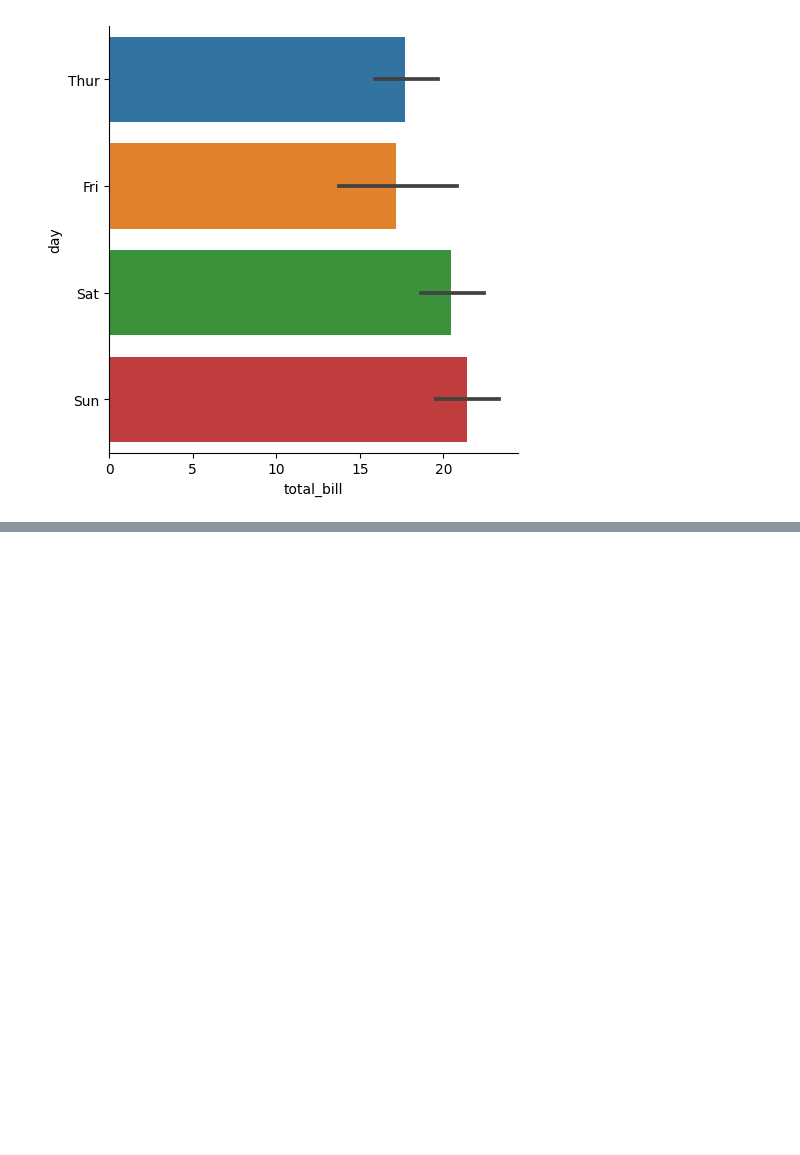
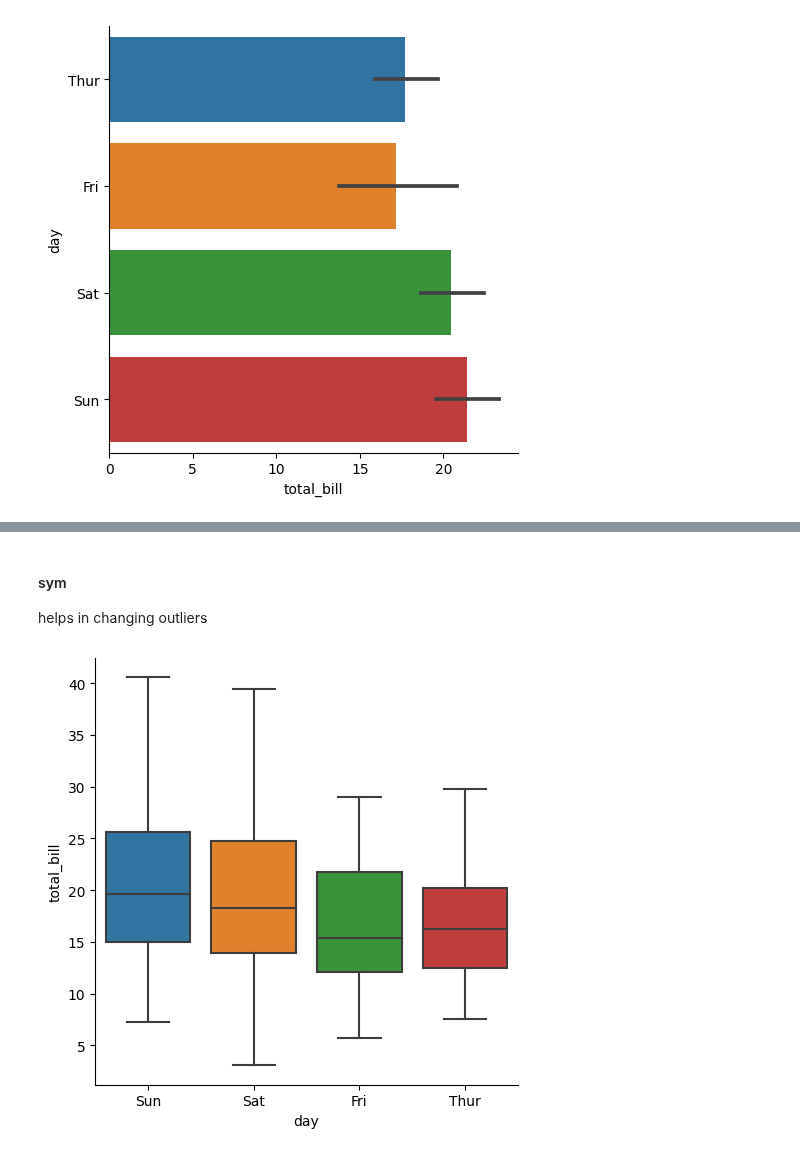
Before and after one commit to SyedaAnoosha/Data-Science-with-Python, a Jupyter notebook: Data Visualization Python/Seaborn/Plots_types.ipynb, the cells around one changed output, grey strips where cells are left out. Cells and saved outputs as stored; diff of their text form; code cells hidden in the pictures; blank space fills up the shorter version.

```diff
--- a/Data Visualization Python/Seaborn/Plots_types.ipynb
+++ b/Data Visualization Python/Seaborn/Plots_types.ipynb
@@ -164,0 +173,9 @@ plt.show()
+# %% [markdown]
+#### sym
+helps in changing outliers
+# %%
+category_order=["Sun","Sat","Fri","Thur"]
+sns.catplot(x="day", y="total_bill", data=tips, kind="box", order=category_order, sym="")
+plt.show()
+# %% [output]
+[figure, added]
```
Also changed, not shown: parts of 2 cells of this notebook.
